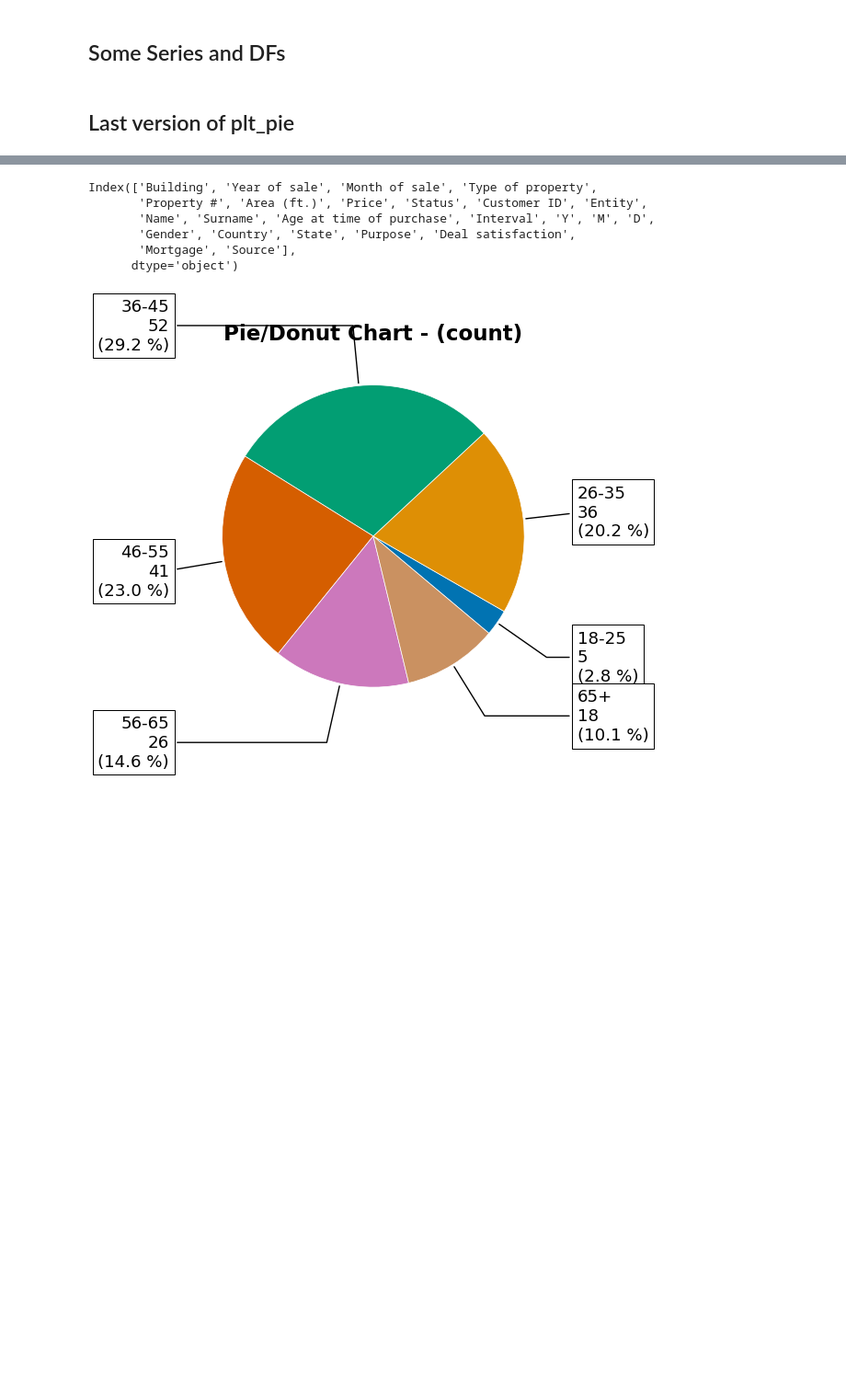
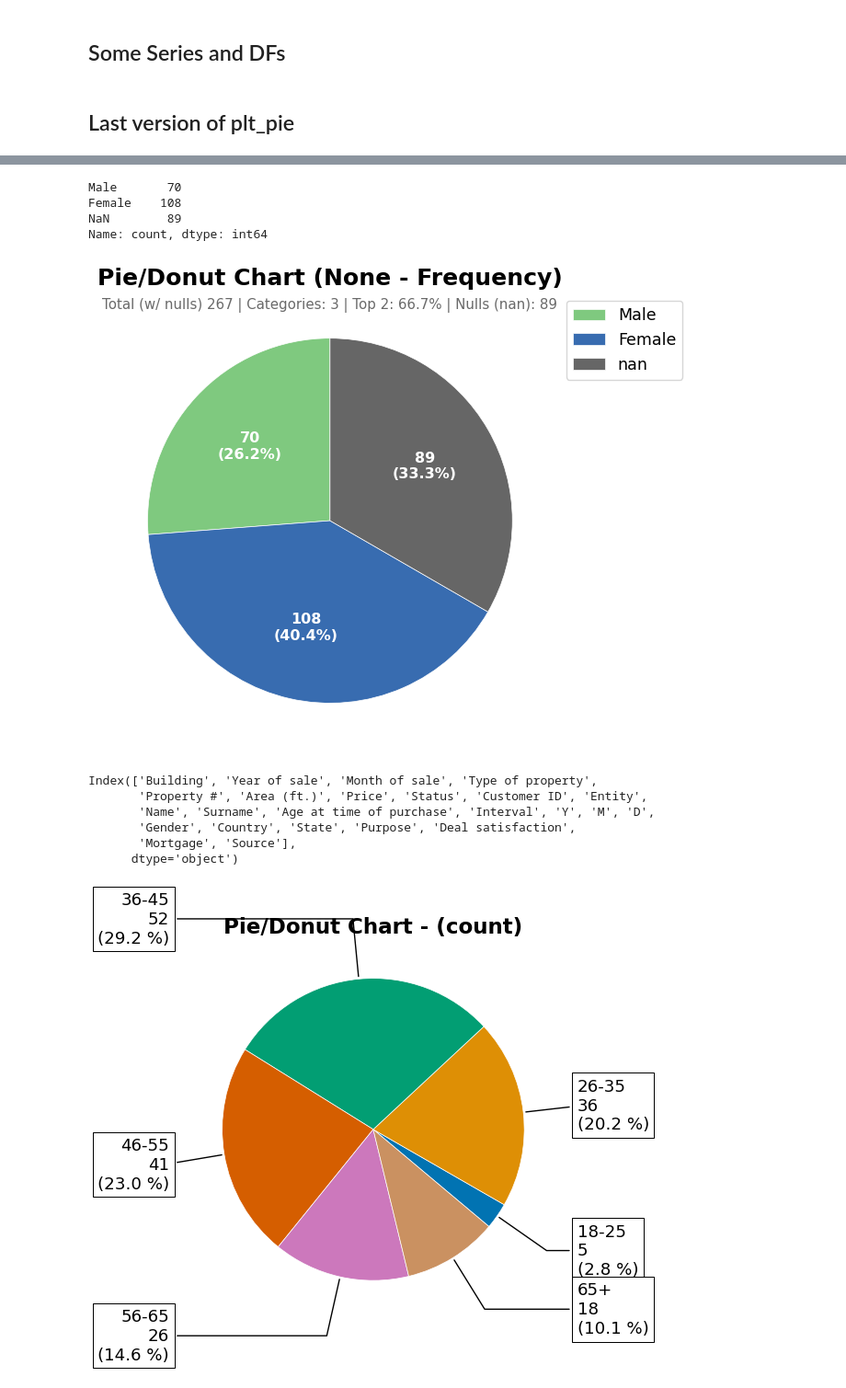
Before and after one commit to jmonti-gh/jm_datascience, a Jupyter notebook: test_jm/plt_pie.ipynb, the cells around one changed output, grey strips where cells are left out. Shown at 92% size. Drawn from its saved outputs; the diff is of its cells as text; code cells hidden in the pictures; blank space fills up the shorter version.

```diff
--- a/test_jm/plt_pie.ipynb
+++ b/test_jm/plt_pie.ipynb
@@ -701,3 +713,15 @@ fig = plt_pie4(df['Gender'], value_counts=True, scale=4, dropna=True, label_plac
+# %%
+gvc = df['Gender'].value_counts(dropna=False, sort=False)
+gvc.index = ['Male', 'Female', np.nan]
+print(gvc)
+
+fig = plt_pie4(gvc, scale=4, dropna=False, label_place='int', order='ix_desc', palette='Accent')
+# %% [output]
+Male       70
+Female    108
+NaN        89
+Name: count, dtype: int64
+[figure, added]
 # %%
 def plt_pie2(
     data: Union[pd.Series, np.ndarray, dict, list, set, pd.DataFrame],
```
Also changed, not shown: parts of 3 cells of this notebook, 1 other file.
